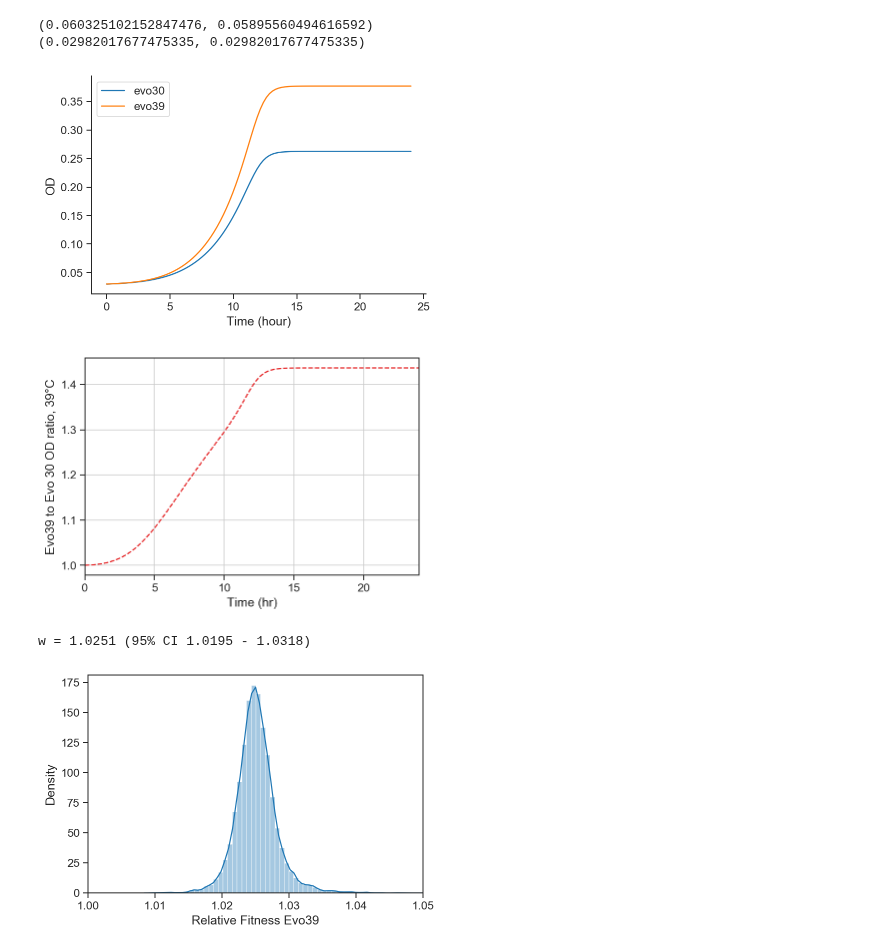
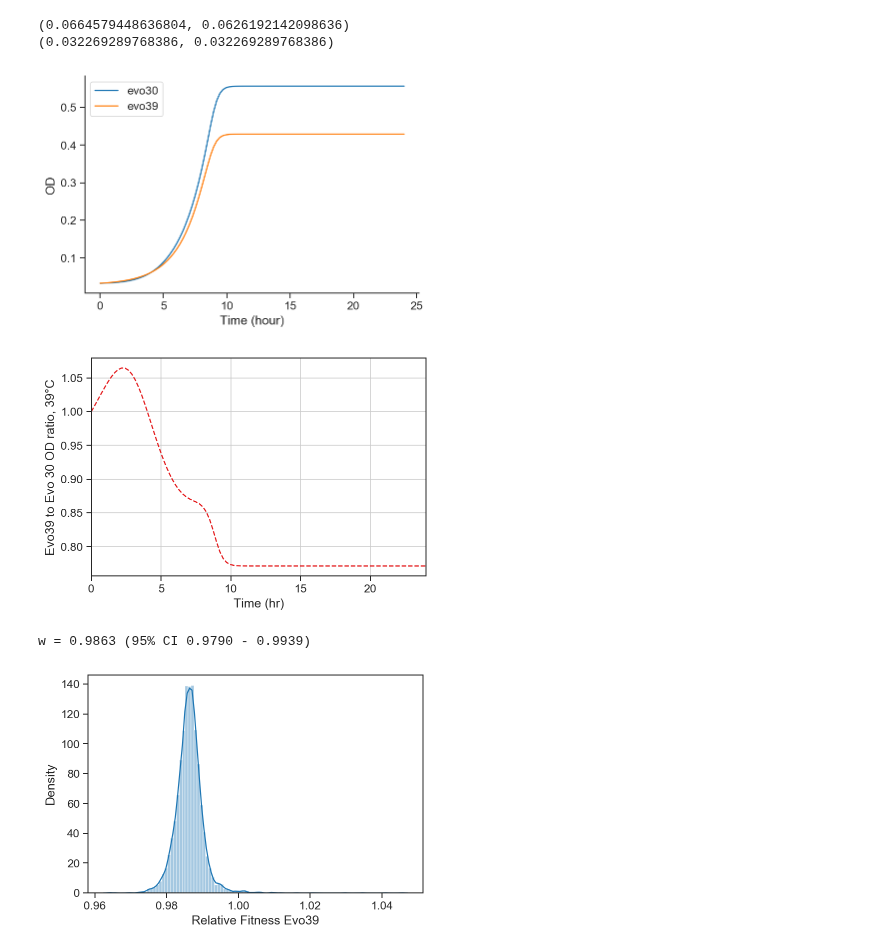
Before and after one commit to yoavram-lab/Heatrisomy, a Jupyter notebook: notebooks/growth_cruves.ipynb, the cells around one changed output. Saved outputs shown, nothing was run; the diff lists cells and outputs as text; code cells hidden in the pictures.

```diff
--- a/notebooks/growth_cruves.ipynb
+++ b/notebooks/growth_cruves.ipynb
@@ -14,7 +14,8 @@ warnings.simplefilter('ignore', DeprecationWarning)
 # %%
 import curveball
 # %%
-df = pd.read_excel('../data/growth/Evo30vsEvo39_YPD39deg.xlsx', header=None, index_col=0).T
+deg = '30'
+df = pd.read_excel('../data/growth/Evo30vsEvo39_YPD{}deg.xlsx'.format(deg), header=None, index_col=0).T
 df = df.rename(columns={'time': 'Time'})
 df['Time'] /= 60*60 # seconds -> hours
 df.head()
@@ -45,3 +45,5 @@ g.axes[0,0].set(xlim=(0, 13))
+# %%
+df = df[df['Time'] <= 10]
 # %%
 df_evo30 = df[df['Strain']=='evo30']
 df_evo39 = df[df['Strain']=='evo39']
@@ -103,14 +104,14 @@ print(y0)
 y0 = np.mean(y0)/2, np.mean(y0)/2
 print(y0)
 # %% [output]
-(0.060325102152847476, 0.05895560494616592)
-(0.02982017677475335, 0.02982017677475335)
+(0.0664579448636804, 0.0626192142098636)
+(0.032269289768386, 0.032269289768386)
 # %%
 t, y, fig, ax = curveball.competitions.compete(m_evo30[0], m_evo39[0], y0=y0, PLOT=True, nsamples=10000)
 # y = y.squeeze()
 ax.legend(['evo30', 'evo39']);
 # %% [output]
-[figure, old version]
+[figure, new version]
 # %%
 fig, ax = plt.subplots()
 
@@ -120,18 +121,18 @@ ax.plot(t, od_ratio_hat, color=red, ls='--')
 ax.set(xlim=(0, 24), xlabel='Time (hr)', ylabel='Evo39 to Evo 30 OD ratio, 39°C')
 ax.grid(True)
 # %% [output]
-[figure, old version]
+[figure, new version]
 # %%
 w = np.array([curveball.competitions.fitness_LTEE(y[:,:,i]) for i in range(y.shape[2])])
 s = w - 1
 s  /= np.log2(100) # convert from 24 hr to generations
 w = 1 + s
 ax = sns.distplot(w, bins=100, kde=True)
-ax.set(xlabel='Relative Fitness Evo39', ylabel='Density', xlim=(1, 1.05));
+ax.set(xlabel='Relative Fitness Evo39', ylabel='Density');
 print("w = {:.4f} (95% CI {:.4f} - {:.4f})".format(
     w.mean(), np.percentile(w, 2.5), np.percentile(w, 97.5)
 ))
 # %% [output]
-w = 1.0251 (95% CI 1.0195 - 1.0318)
+w = 0.9863 (95% CI 0.9790 - 0.9939)
-[figure, old version]
+[figure, new version]
 # %%
```
Also changed, not shown: parts of 7 cells of this notebook.
